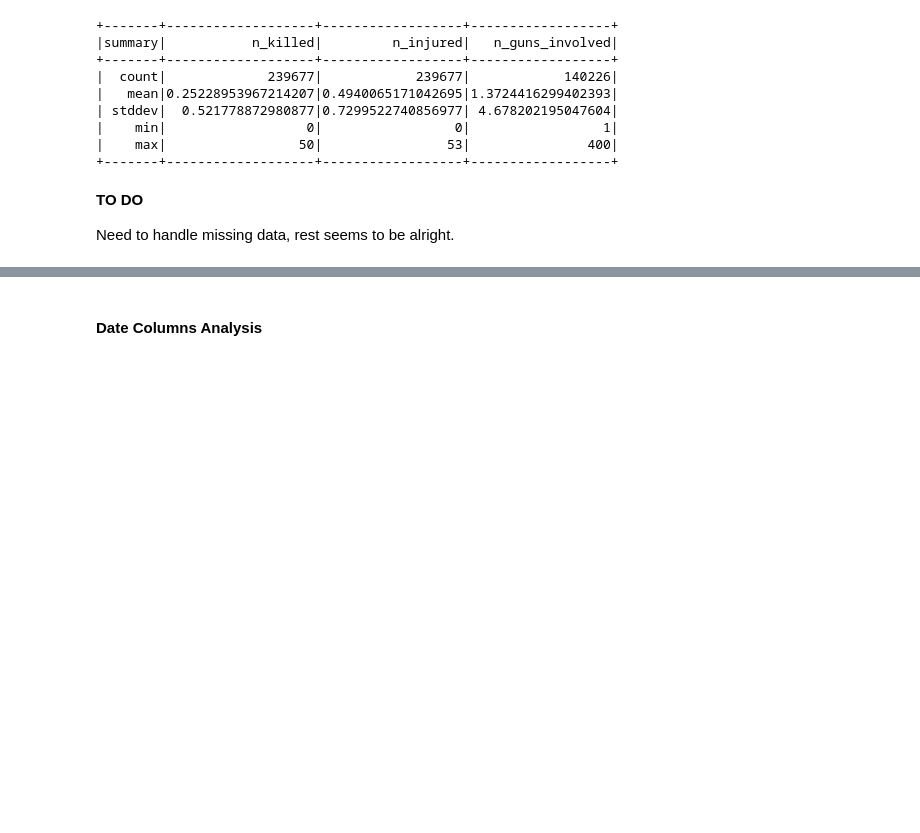
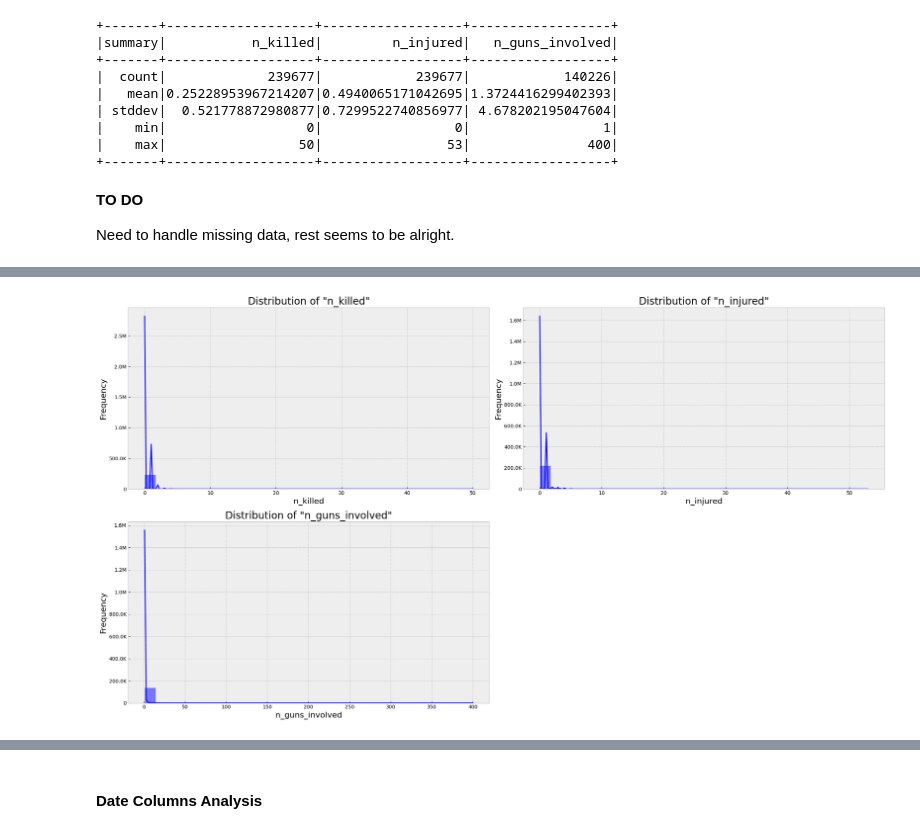
Before and after one commit to bharath03-a/Gun-Violence-Incidents, a Jupyter notebook: notebooks/01_initial_exploratory_analysis.ipynb, the cells around one changed output, grey strips where cells are left out. Cells and saved outputs as stored; diff of their text form; code cells hidden in the pictures; blank space fills up the shorter version.

```diff
--- a/notebooks/01_initial_exploratory_analysis.ipynb
+++ b/notebooks/01_initial_exploratory_analysis.ipynb
@@ -456,0 +490,4 @@ only showing top 20 rows
+# %%
+visualization.combined_plot(num_cols, visualization.dist_plot, fig_size=(22, 12))
+# %% [output]
+[figure, added]
```
Also changed, not shown: parts of 24 cells of this notebook, 4 other files.
